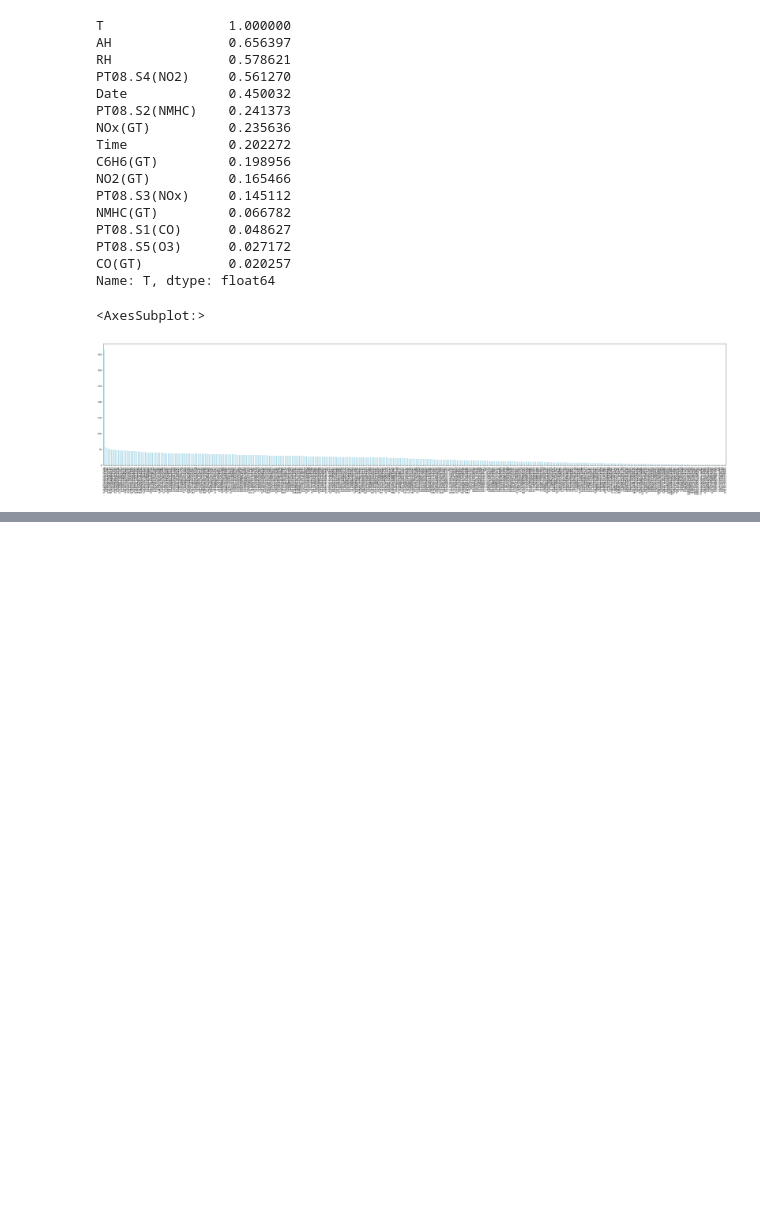
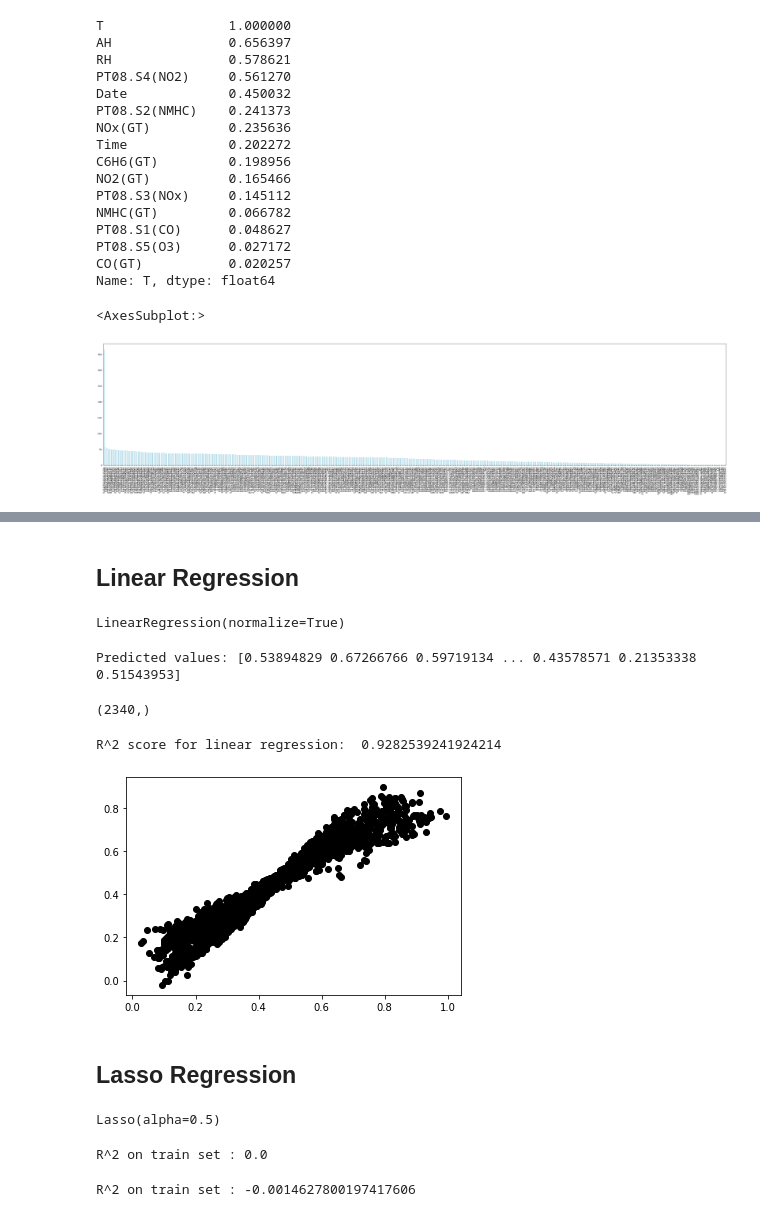
Before and after one commit to HanSaemLee/MachineLearning, a Jupyter notebook: 0929.ipynb, the cells around one changed output, grey strips where cells are left out. Drawn from its saved outputs; the diff is of its cells as text; code cells hidden in the pictures; blank space fills up the shorter version.

```diff
--- a/0929.ipynb
+++ b/0929.ipynb
@@ -234,0 +230,2 @@ Y = [0,1,2,3,4]
+# %% [markdown]
+## Linear Regression
@@ -234,0 +234,23 @@ Y = [0,1,2,3,4]
+# %%
+regressor = LinearRegression(normalize=True)
+regressor.fit(X_train, y_train)
+# %% [output]
+LinearRegression(normalize=True)
+# %%
+print("Predicted values:", regressor.predict(X_test))
+y_pred = regressor.predict(X_test)
+y_pred.shape
+# %% [output]
+Predicted values: [0.53894829 0.67266766 0.59719134 ... 0.43578571 0.21353338 0.51543953]
+(2340,)
+# %%
+print("R^2 score for linear regression: ", regressor.score(X_test, y_test))
+# %% [output]
+R^2 score for linear regression:  0.9282539241924214
+# %%
+plt.scatter(y_test, y_pred, color='black')
+plt.show()
+# %% [output]
+[figure, added]
+# %% [markdown]
+## Lasso Regression
@@ -234,0 +259,13 @@ Y = [0,1,2,3,4]
+# %%
+a=Lasso(alpha=0.5)
+a.fit(X_train, y_train)
+# %% [output]
+Lasso(alpha=0.5)
+# %%
+print("R^2 on train set : {}".format(a.score(X_train, y_train)))
+# %% [output]
+R^2 on train set : 0.0
+# %%
+print("R^2 on train set : {}".format(a.score(X_test, y_test)))
+# %% [output]
+R^2 on train set : -0.0014627800197417606
```
Also changed, not shown: parts of 9 cells of this notebook, 1 other file.
